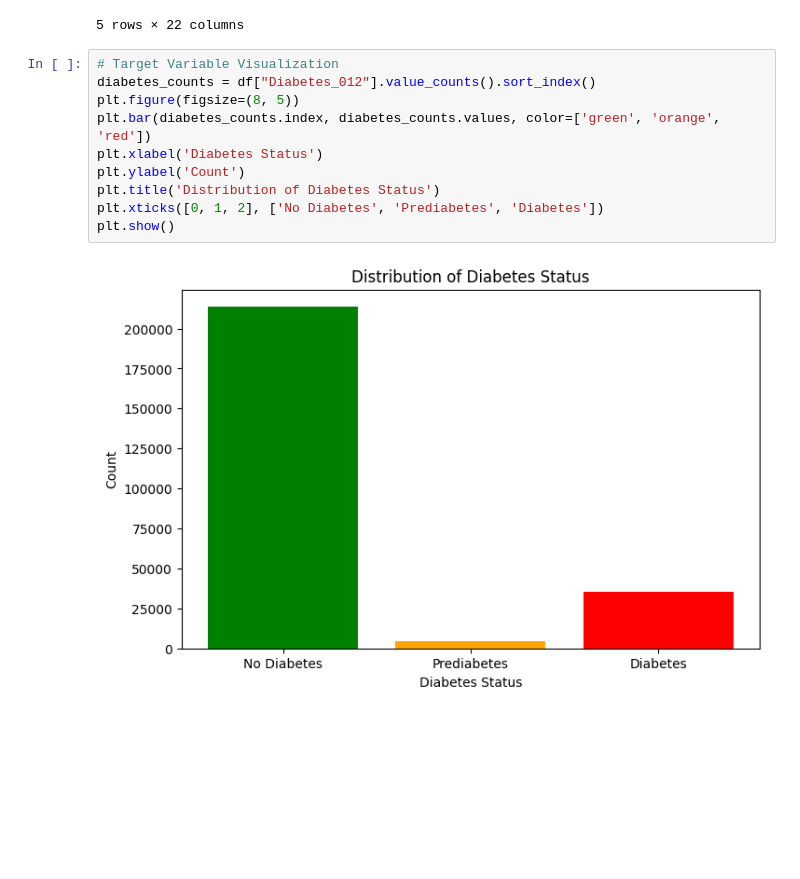
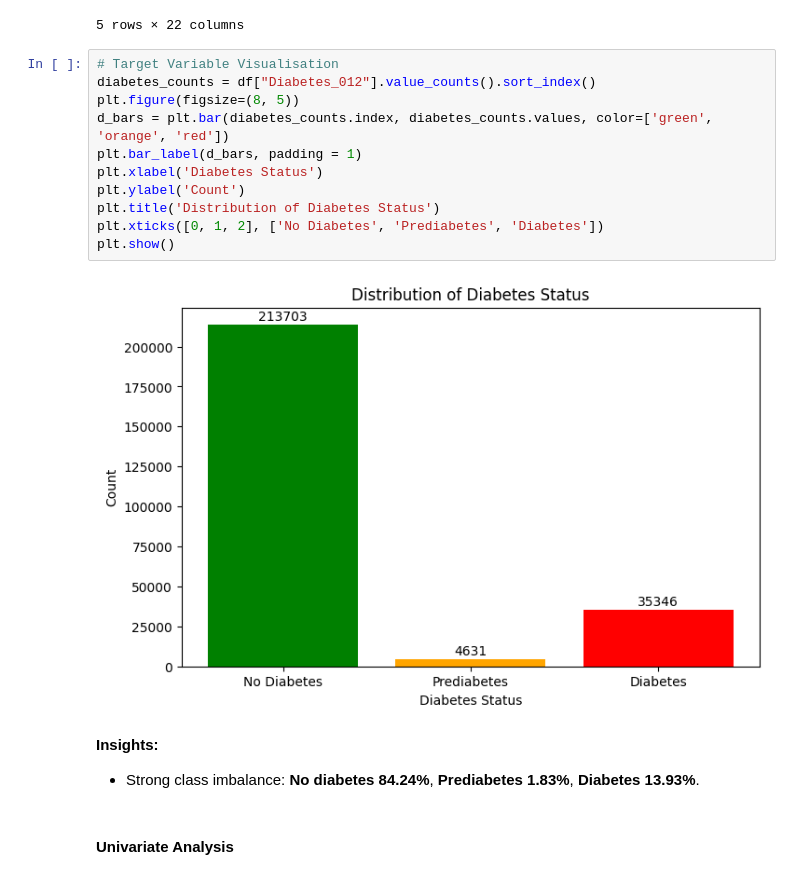
Before and after one commit to Benn800/Diabetes_Classifier, a Jupyter notebook: notebooks/01_data_understanding.ipynb, the cells around one changed output. Cells and saved outputs as stored; diff of their text form; blank space fills up the shorter version.

Commit message:
Performed Outlier detection, Univariate, Bivariate and Multivariate Analysis

```diff
--- a/notebooks/01_data_understanding.ipynb
+++ b/notebooks/01_data_understanding.ipynb
@@ -215,14 +216,20 @@ df.head()
 | 4 | 0.0 | 1.0 | 1.0 | 1.0 | 24.0 | 0.0 | 0.0 | 0.0 | ... |
 5 rows × 22 columns
 # %%
-# Target Variable Visualization
+# Target Variable Visualisation
 diabetes_counts = df["Diabetes_012"].value_counts().sort_index()
 plt.figure(figsize=(8, 5))
-plt.bar(diabetes_counts.index, diabetes_counts.values, color=['green', 'orange', 'red'])
+d_bars = plt.bar(diabetes_counts.index, diabetes_counts.values, color=['green', 'orange', 'red'])
+plt.bar_label(d_bars, padding = 1)
 plt.xlabel('Diabetes Status')
 plt.ylabel('Count')
 plt.title('Distribution of Diabetes Status')
 plt.xticks([0, 1, 2], ['No Diabetes', 'Prediabetes', 'Diabetes'])
 plt.show()
 # %% [output]
-[figure, old version]
+[figure, new version]
+# %% [markdown]
+**Insights:**
+- Strong class imbalance: **No diabetes 84.24%**, **Prediabetes 1.83%**, **Diabetes 13.93%**.
+# %% [markdown]
+<h4>Univariate Analysis</h4>
```
Also changed, not shown: parts of 25 cells of this notebook.
